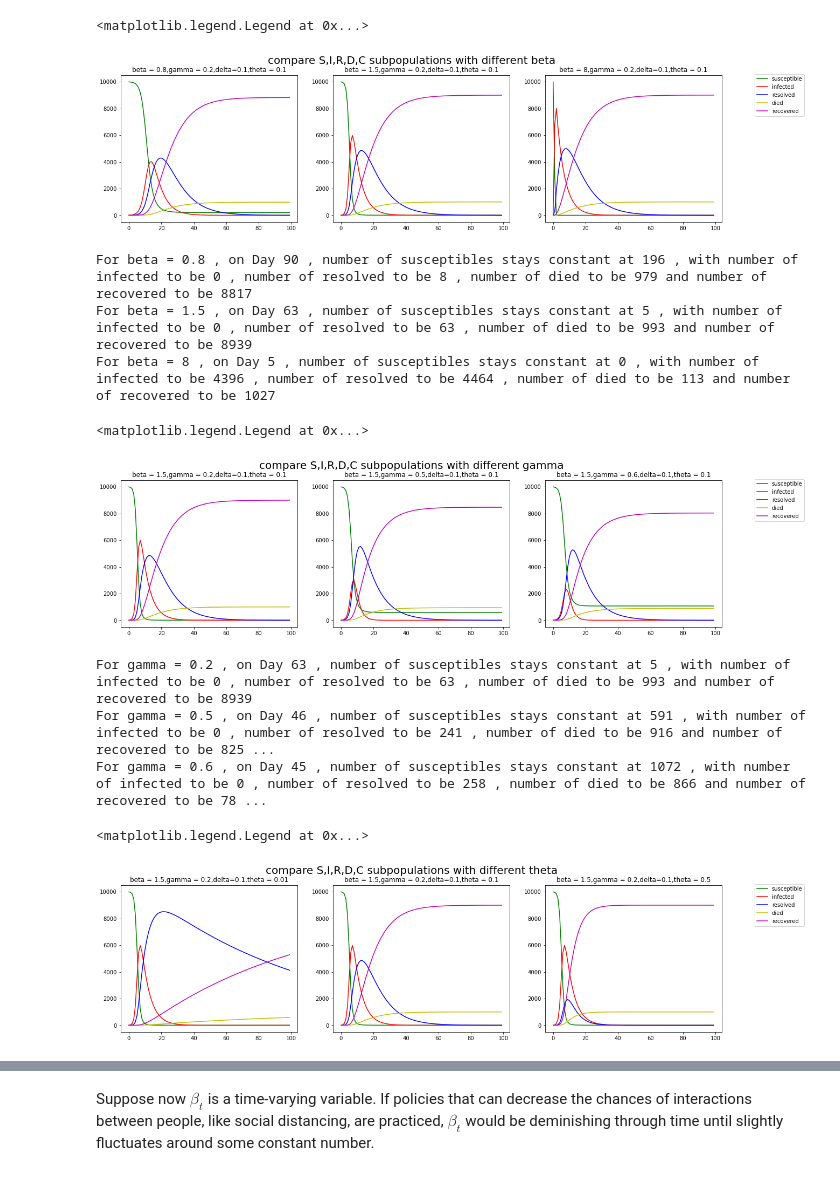
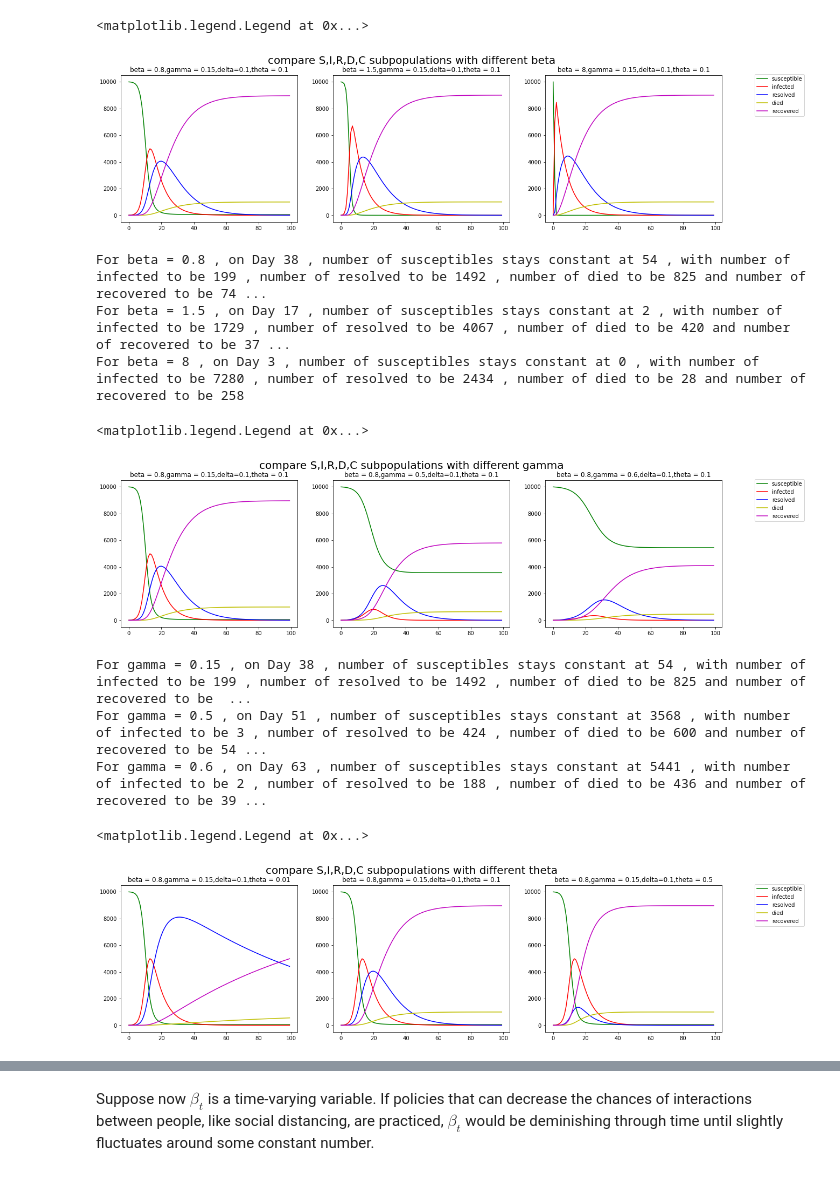
Before and after one commit to caam37830/project-group-0, a Jupyter notebook: doc/final/SIRDC.ipynb, the cells around one changed output, grey strips where cells are left out. Saved outputs shown, nothing was run; the diff lists cells and outputs as text; code cells hidden in the pictures.

```diff
--- a/doc/final/SIRDC.ipynb
+++ b/doc/final/SIRDC.ipynb
@@ -36,7 +36,7 @@ def SIRDC_ODE_simulation(N,beta,gamma,theta,delta,T,I0):
         return [dSdt, dIdt, dRdt, dDdt, dCdt]
 
     def equil_state(t, v):
-        return (beta * v[0] * v[1]) / N - 0.0001
+        return (beta * v[0] * v[1]) / N - 1
 
     v0 = [(N-I0), I0, 0, 0, 0]
     t_span = [0,T]
@@ -45,7 +45,7 @@ def SIRDC_ODE_simulation(N,beta,gamma,theta,delta,T,I0):
     return sol
 # %%
 beta_list = [0.8, 1.5, 8]
-gamma_list = [0.2, 0.5, 0.6]
+gamma_list = [0.15, 0.5, 0.6]
 delta_list = [0.1, 0.2, 0.3]
 theta_list = [0.01, 0.1, 0.5]
 
@@ -82,7 +82,7 @@ lines, labels = fig.axes[-1].get_legend_handles_labels()
 fig.legend(lines,labels,bbox_to_anchor=(1.01, 0.9), loc = 'upper right')
 # %% [output]
 <matplotlib.legend.Legend at 0x...>
-[figure, old version]
+[figure, new version]
 # %%
 for i in range(3):
     print('For beta =', beta_list[i],
@@ -93,40 +93,40 @@ for i in range(3):
           ', number of died to be', equil_state_list[i][4],
           'and number of recovered to be', equil_state_list[i][5])
 # %% [output]
-For beta = 0.8 , on Day 90 , number of susceptibles stays constant at 196 , with number of infected to be 0 , number of resolved to be 8 , number of died to be 979 and number of recovered to be 8817
-For beta = 1.5 , on Day 63 , number of susceptibles stays constant at 5 , with number of infected to be 0 , number of resolved to be 63 , number of died to be 993 and number of recovered to be 8939
-For beta = 8 , on Day 5 , number of susceptibles stays constant at 0 , with number of infected to be 4396 , number of resolved to be 4464 , number of died to be 113 and number of recovered to be 1027
+For beta = 0.8 , on Day 38 , number of susceptibles stays constant at 54 , with number of infected to be 199 , number of resolved to be 1492 , number of died to be 825 and number of recovered to be 74 ...
+For beta = 1.5 , on Day 17 , number of susceptibles stays constant at 2 , with number of infected to be 1729 , number of resolved to be 4067 , number of died to be 420 and number of recovered to be 37 ...
+For beta = 8 , on Day 3 , number of susceptibles stays constant at 0 , with number of infected to be 7280 , number of resolved to be 2434 , number of died to be 28 and number of recovered to be 258
 # %%
 m, n = 1,3 # rows, columns of subplots
 fig, ax = plt.subplots(m,n, figsize=(20,5))
 fig.suptitle("compare S,I,R,D,C subpopulations with different gamma", fontsize=20)
 
 equil_state_list = []
 for i,gamma in enumerate(gamma_list):
-    beta = beta_list[1]
+    beta = beta_list[0]
     delta = delta_list[0]
     theta = theta_list[1]
     sol = SIRDC_ODE_simulation(N,beta,gamma,theta,delta,T,I0)
     equil_state_day = int(np.ceil(sol.t_events))
     equil_state_S = int(sol.y[0][equil_state_day])
     equil_state_I = int(sol.y[1][equil_state_day])
     equil_state_R = int(sol.y[2][equil_state_day])
     equil_state_D = int(sol.y[3][equil_state_day])
     equil_state_C = int(N - equil_state_S - equil_state_I - equil_state_R - equil_state_D)
     equil_state_list.append([equil_state_day,equil_state_S,equil_state_I,equil_state_R,equil_state_D,equil_state_C])
 
     ax[i].plot(sol.t, sol.y[0], label="susceptible", c='g')
     ax[i].plot(sol.t, sol.y[1], label="infected", c='r')
     ax[i].plot(sol.t, sol.y[2], label="resolved", c='b')
     ax[i].plot(sol.t, sol.y[3], label="died", c='y')
     ax[i].plot(sol.t, sol.y[4], label="recovered", c='m')
     ax[i].set_title(f"beta = {beta},gamma = {gamma_list[i]},delta={delta},theta = {theta}")
 
 lines, labels = fig.axes[-1].get_legend_handles_labels()
 fig.legend(lines,labels,bbox_to_anchor=(1.01, 0.9), loc = 'upper right')
 # %% [output]
 <matplotlib.legend.Legend at 0x...>
-[figure, old version]
+[figure, new version]
 # %%
 for i in range(3):
     print('For gamma =', gamma_list[i],
@@ -137,9 +137,9 @@ for i in range(3):
           ', number of died to be', equil_state_list[i][4],
           'and number of recovered to be', equil_state_list[i][5])
 # %% [output]
-For gamma = 0.2 , on Day 63 , number of susceptibles stays constant at 5 , with number of infected to be 0 , number of resolved to be 63 , number of died to be 993 and number of recovered to be 8939
-For gamma = 0.5 , on Day 46 , number of susceptibles stays constant at 591 , with number of infected to be 0 , number of resolved to be 241 , number of died to be 916 and number of recovered to be 825 ...
-For gamma = 0.6 , on Day 45 , number of susceptibles stays constant at 1072 , with number of infected to be 0 , number of resolved to be 258 , number of died to be 866 and number of recovered to be 78 ...
+For gamma = 0.15 , on Day 38 , number of susceptibles stays constant at 54 , with number of infected to be 199 , number of resolved to be 1492 , number of died to be 825 and number of recovered to be  ...
+For gamma = 0.5 , on Day 51 , number of susceptibles stays constant at 3568 , with number of infected to be 3 , number of resolved to be 424 , number of died to be 600 and number of recovered to be 54 ...
+For gamma = 0.6 , on Day 63 , number of susceptibles stays constant at 5441 , with number of infected to be 2 , number of resolved to be 188 , number of died to be 436 and number of recovered to be 39 ...
 # %%
 m, n = 1,3 # rows, columns of subplots
 fig, ax = plt.subplots(m,n, figsize=(20,5))
@@ -147,7 +147,7 @@ fig.suptitle("compare S,I,R,D,C subpopulations with different theta", fontsize=2
 
 equil_state_list = []
 for i,theta in enumerate(theta_list):
-    beta = beta_list[1]
+    beta = beta_list[0]
     delta = delta_list[0]
     gamma = gamma_list[0]
     sol = SIRDC_ODE_simulation(N,beta,gamma,theta,delta,T,I0)
@@ -170,7 +170,7 @@ lines, labels = fig.axes[-1].get_legend_handles_labels()
 fig.legend(lines,labels,bbox_to_anchor=(1.01, 0.9), loc = 'upper right')
 # %% [output]
 <matplotlib.legend.Legend at 0x...>
-[figure, old version]
+[figure, new version]
 # %%
 for i in range(3):
     print('For theta =', theta_list[i],
```
Also changed, not shown: parts of 6 cells of this notebook.
